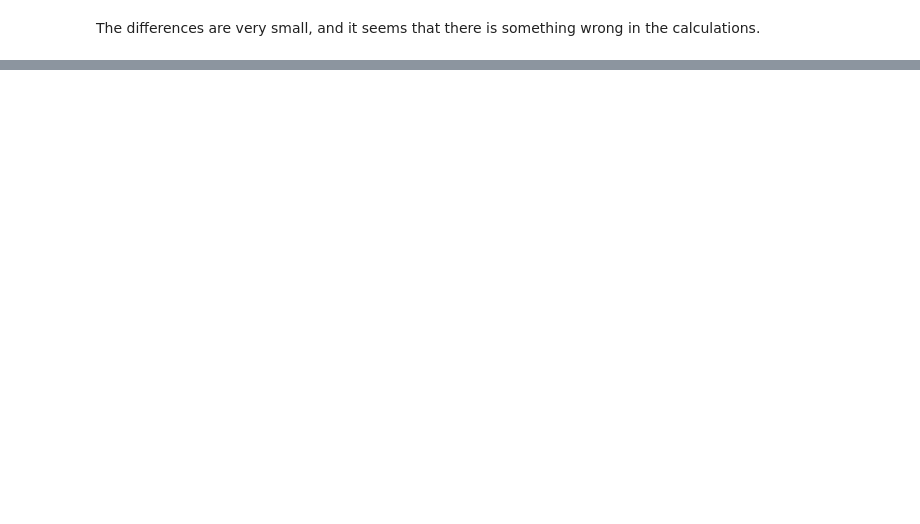
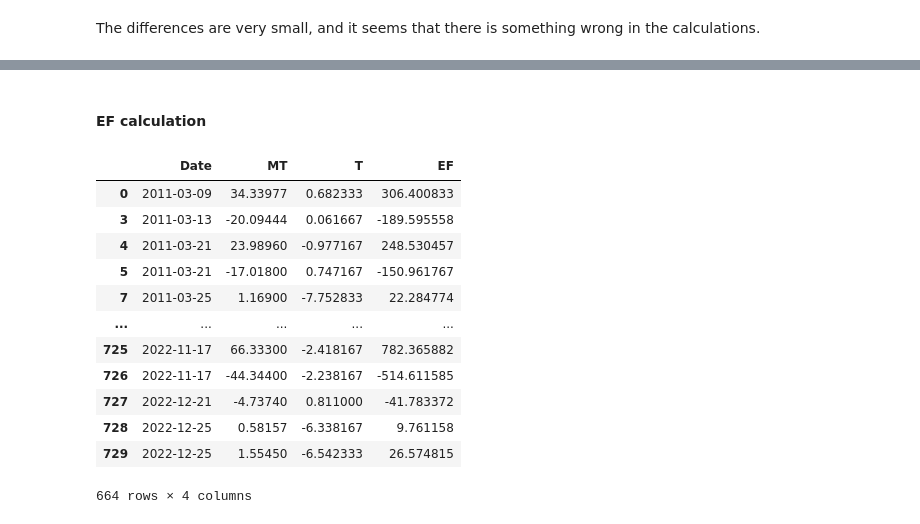
Before and after one commit to ramipiik/Data-Science-Project, a Jupyter notebook: Baseline.ipynb, the cells around one changed output, grey strips where cells are left out. Cells and saved outputs as stored; diff of their text form; code cells hidden in the pictures; blank space fills up the shorter version.

Commit message:
Added EF(t) and E calculations

```diff
--- a/Baseline.ipynb
+++ b/Baseline.ipynb
@@ -63,0 +357,4 @@ The differences are very small, and it seems that there is something wrong in th
+# %%
+# Keep only the observations that are in the desired dates by joining the data sets
+filtered_data = pd.merge(desired_dates_df, filtered_data, on='Date', how='inner')
+filtered_data
@@ -63,0 +375,4 @@ The differences are very small, and it seems that there is something wrong in th
+# %%
+# drop lines where there is missing data
+filtered_data = filtered_data.dropna()
+filtered_data
@@ -63,0 +393,3 @@ The differences are very small, and it seems that there is something wrong in th
+# %%
+# Rename the columns to MT and T
+filtered_data.columns = ['Date', 'MT', 'T']
@@ -63,0 +412,30 @@ The differences are very small, and it seems that there is something wrong in th
+# %% [markdown]
+#### EF calculation
+# %%
+# function to calculate EF
+#def calculate_EF(MT, T):
+#    EF = MT * np.exp(0.09 * (25 - T))
+#    return EF
+
+def calculate_EF(df: pd.DataFrame) -> pd.DataFrame:
+    EF_df = df.copy()
+    EF_df['EF'] = EF_df['MT'] * np.exp(0.09 * (25 - EF_df['T']))
+    return EF_df
+# %%
+# Calculate EF for each time point
+EF = calculate_EF(filtered_data)
+EF
+# %% [output]
+|  | Date | MT | T | EF |
+| 0 | 2011-03-09 | 34.33977 | 0.682333 | 306.400833 |
+| 3 | 2011-03-13 | -20.09444 | 0.061667 | -189.595558 |
+| 4 | 2011-03-21 | 23.98960 | -0.977167 | 248.530457 |
+| 5 | 2011-03-21 | -17.01800 | 0.747167 | -150.961767 |
+| 7 | 2011-03-25 | 1.16900 | -7.752833 | 22.284774 |
+| ... | ... | ... | ... | ... |
+| 725 | 2022-11-17 | 66.33300 | -2.418167 | 782.365882 |
+| 726 | 2022-11-17 | -44.34400 | -2.238167 | -514.611585 |
+| 727 | 2022-12-21 | -4.73740 | 0.811000 | -41.783372 |
+| 728 | 2022-12-25 | 0.58157 | -6.338167 | 9.761158 |
+| 729 | 2022-12-25 | 1.55450 | -6.542333 | 26.574815 |
+664 rows × 4 columns
```
Also changed, not shown: parts of 57 cells of this notebook.
